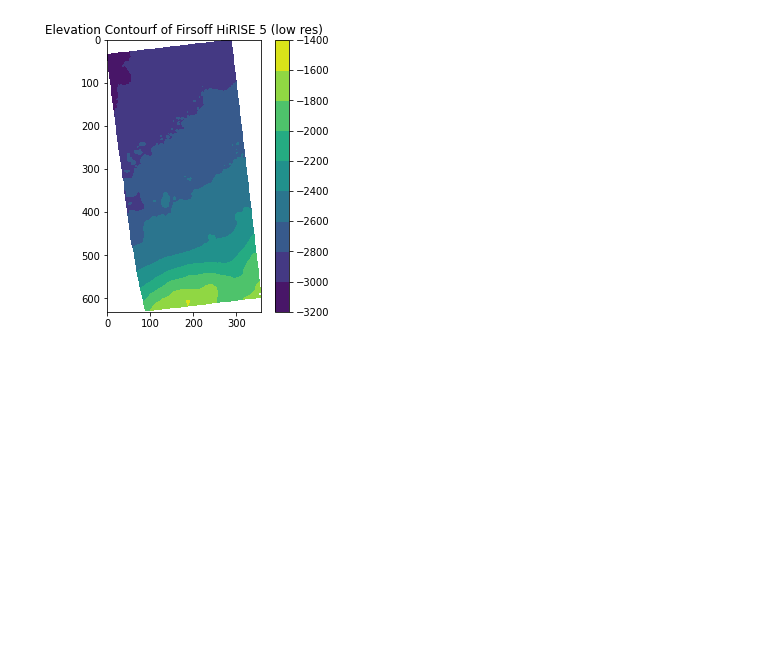
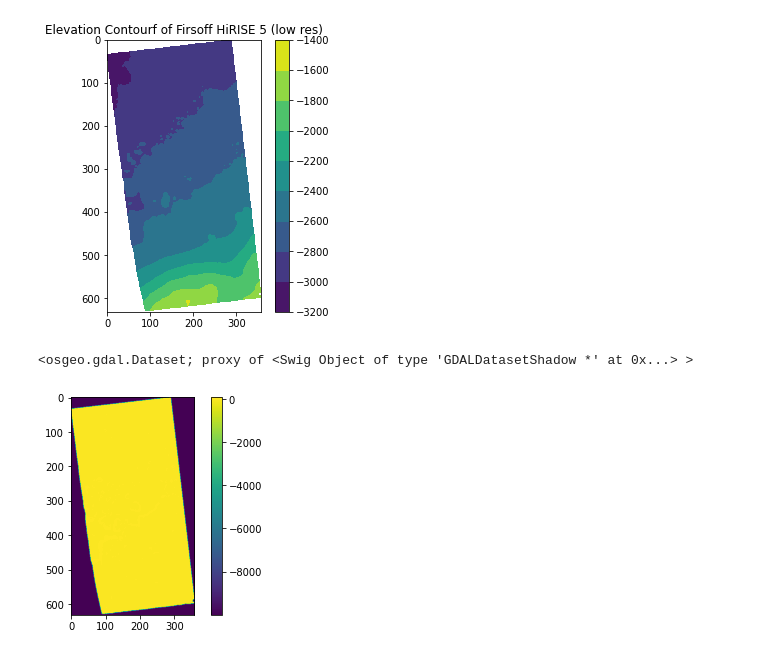
Before and after one commit to SalimFares4/Image-Segmentation, a Jupyter notebook: Code/Visualization/2D Visualization.ipynb, the cells around one changed output. Drawn from its saved outputs; the diff is of its cells as text; code cells hidden in the pictures; blank space fills up the shorter version.

Commit message:
Slope added not working though

```diff
--- a/Code/Visualization/2D Visualization.ipynb
+++ b/Code/Visualization/2D Visualization.ipynb
@@ -75,0 +88,14 @@ plt.show()
+# %%
+dem = gdal.Open(file_path)
+slp = gdal.DEMProcessing(dem_path + "slope.tif", dem, "slope", computeEdges=True)
+# %% [output]
+<osgeo.gdal.Dataset; proxy of <Swig Object of type 'GDALDatasetShadow *' at 0x...> >
+# %%
+slparray = slp.GetRasterBand(1).ReadAsArray()
+
+plt.figure()
+plt.imshow(slparray)
+plt.colorbar()
+plt.show()
+# %% [output]
+[figure, added]
```
Also changed, not shown: parts of 15 cells of this notebook.
